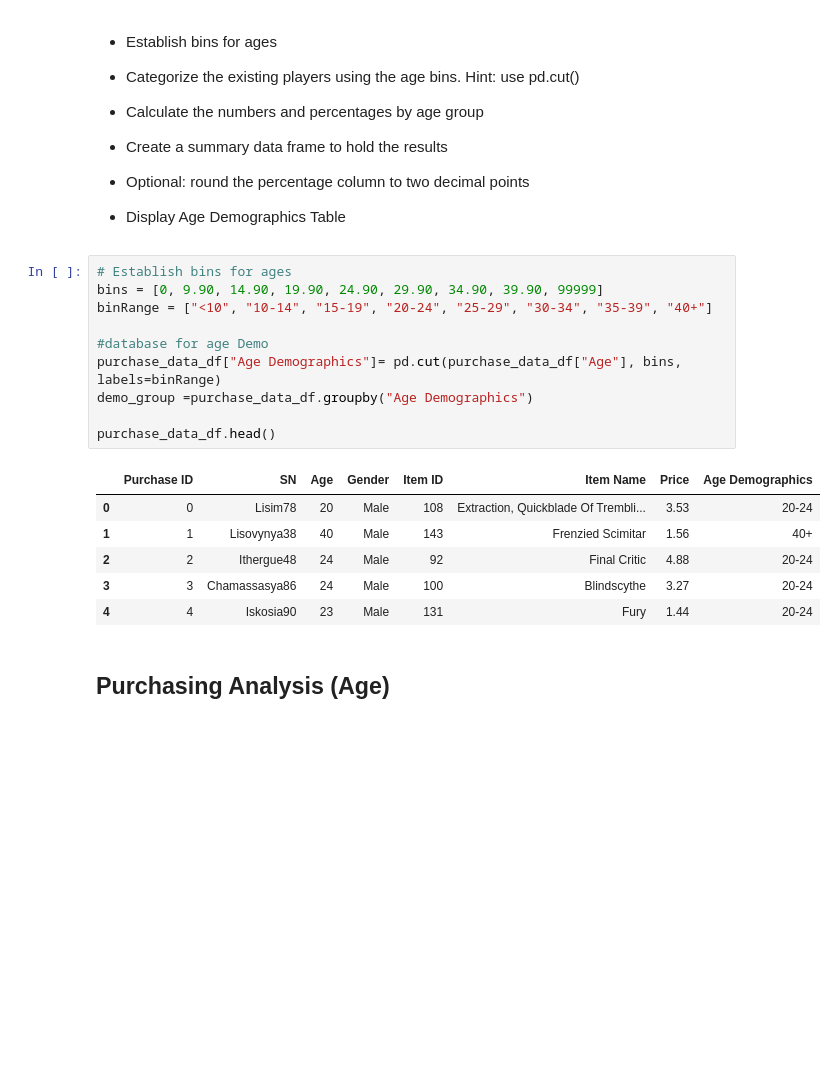
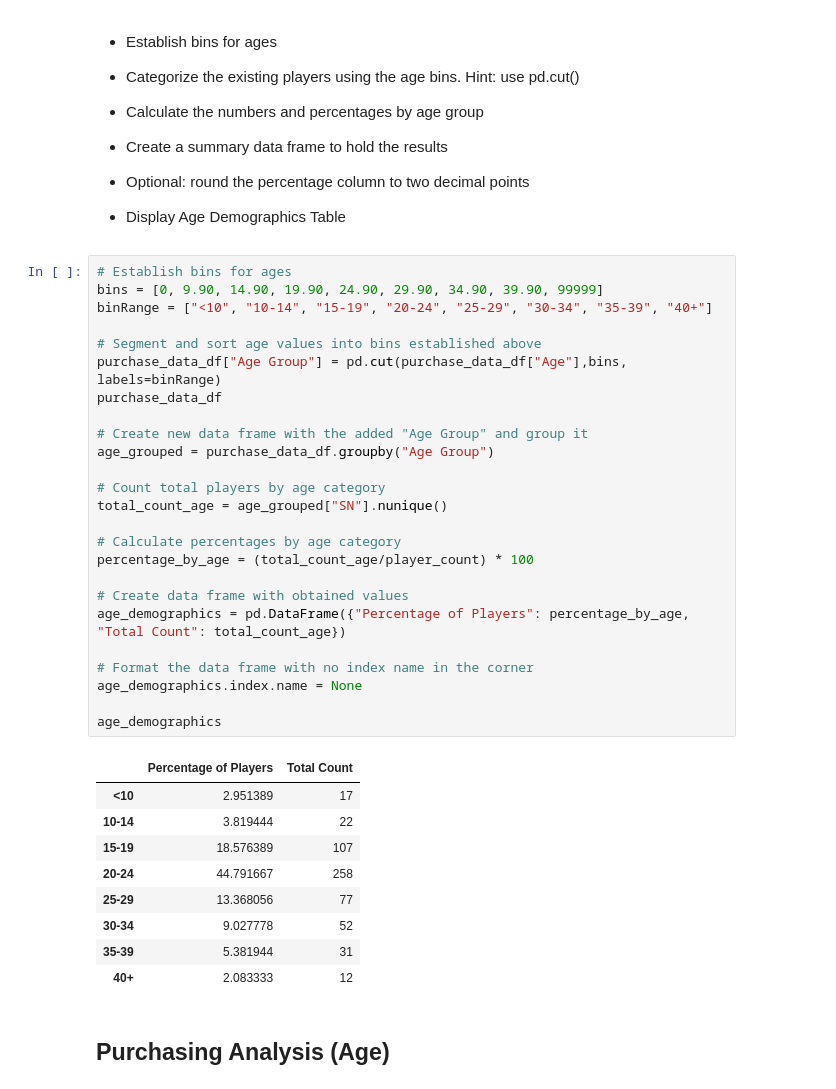
Before and after one commit to gabriellageron/pandas-challenge, a Jupyter notebook: HeroesOfPymoli_starter.ipynb, the cells around one changed output. Saved outputs shown, nothing was run; the diff lists cells and outputs as text; blank space fills up the shorter version.

```diff
--- a/HeroesOfPymoli_starter.ipynb
+++ b/HeroesOfPymoli_starter.ipynb
@@ -150,20 +150,38 @@ Purch_Anal_Gen
 # %%
 # Establish bins for ages
 bins = [0, 9.90, 14.90, 19.90, 24.90, 29.90, 34.90, 39.90, 99999]
 binRange = ["<10", "10-14", "15-19", "20-24", "25-29", "30-34", "35-39", "40+"]
 
-#database for age Demo
-purchase_data_df["Age Demographics"]= pd.cut(purchase_data_df["Age"], bins, labels=binRange)
-demo_group =purchase_data_df.groupby("Age Demographics")
+# Segment and sort age values into bins established above
+purchase_data_df["Age Group"] = pd.cut(purchase_data_df["Age"],bins, labels=binRange)
+purchase_data_df
 
-purchase_data_df.head()
+# Create new data frame with the added "Age Group" and group it
+age_grouped = purchase_data_df.groupby("Age Group")
+
+# Count total players by age category
+total_count_age = age_grouped["SN"].nunique()
+
+# Calculate percentages by age category
+percentage_by_age = (total_count_age/player_count) * 100
+
+# Create data frame with obtained values
+age_demographics = pd.DataFrame({"Percentage of Players": percentage_by_age, "Total Count": total_count_age})
+
+# Format the data frame with no index name in the corner
+age_demographics.index.name = None
+
+age_demographics
 # %% [output]
-|  | Purchase ID | SN | Age | Gender | Item ID | Item Name | Price | Age Demographics |
-| 0 | 0 | Lisim78 | 20 | Male | 108 | Extraction, Quickblade Of Trembli... | 3.53 | 20-24 |
-| 1 | 1 | Lisovynya38 | 40 | Male | 143 | Frenzied Scimitar | 1.56 | 40+ |
-| 2 | 2 | Ithergue48 | 24 | Male | 92 | Final Critic | 4.88 | 20-24 |
-| 3 | 3 | Chamassasya86 | 24 | Male | 100 | Blindscythe | 3.27 | 20-24 |
-| 4 | 4 | Iskosia90 | 23 | Male | 131 | Fury | 1.44 | 20-24 |
+|  | Percentage of Players | Total Count |
+| <10 | 2.951389 | 17 |
+| 10-14 | 3.819444 | 22 |
+| 15-19 | 18.576389 | 107 |
+| 20-24 | 44.791667 | 258 |
+| 25-29 | 13.368056 | 77 |
+| 30-34 | 9.027778 | 52 |
+| 35-39 | 5.381944 | 31 |
+| 40+ | 2.083333 | 12 |
 # %% [markdown]
 ## Purchasing Analysis (Age)
 # %% [markdown]
```
Also changed, not shown: parts of 9 cells of this notebook.
